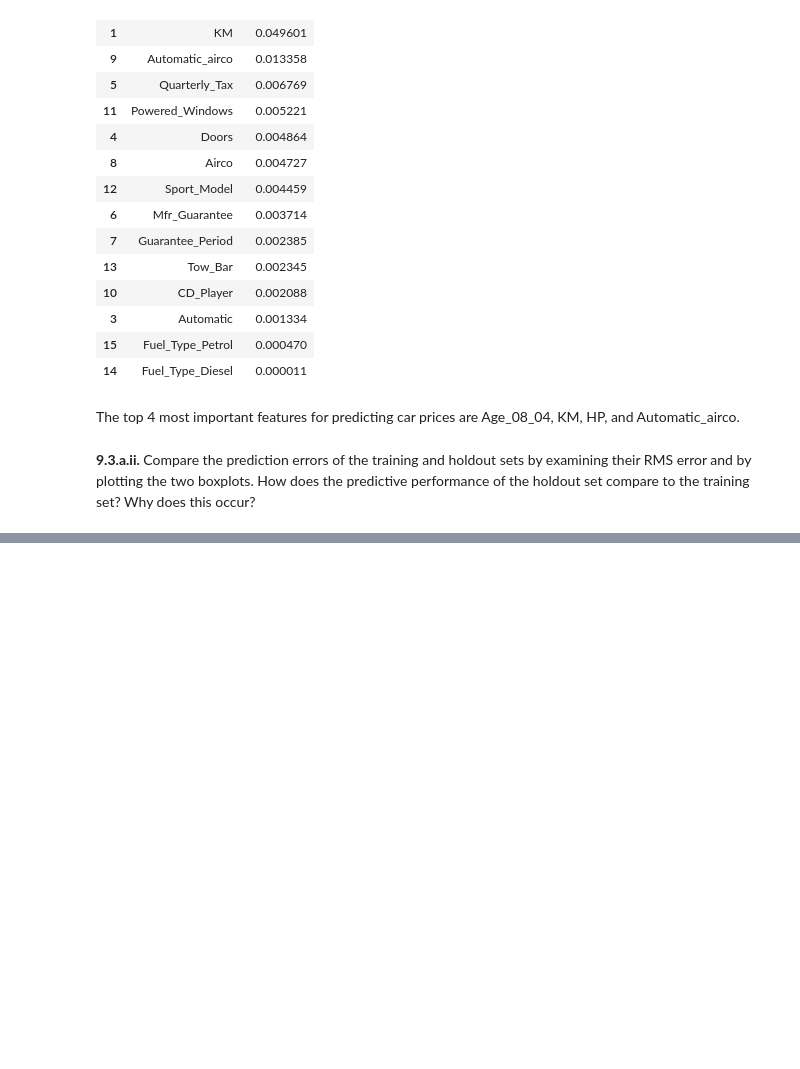
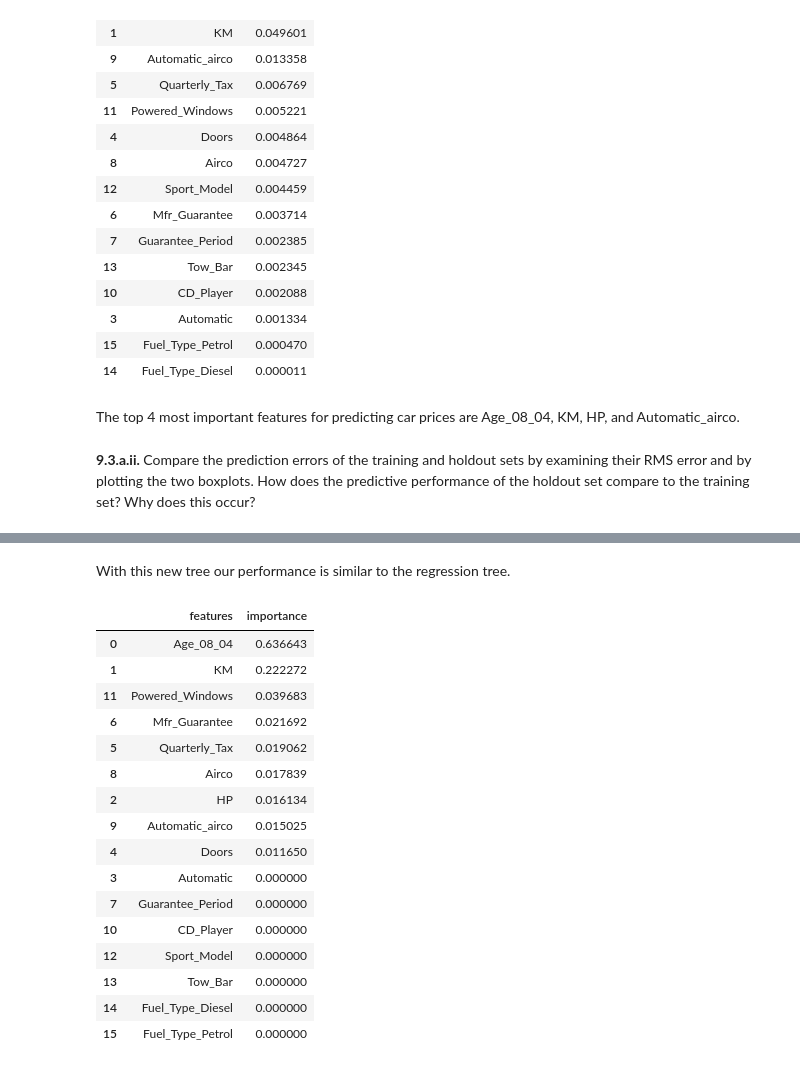
Before and after one commit to sascott9655/ADS-505-, a Jupyter notebook: Lab_Module2.ipynb, the cells around one changed output, grey strips where cells are left out. Drawn from its saved outputs; the diff is of its cells as text; code cells hidden in the pictures; blank space fills up the shorter version.

```diff
--- a/Lab_Module2.ipynb
+++ b/Lab_Module2.ipynb
@@ -123,0 +272,23 @@ reg_tree_h = reg_tree_h.fit(holdout_X, holdout_y)
+# %% [markdown]
+With this new tree our performance is similar to the regression tree.
+# %%
+importanceCT = importanceCT.sort_values('importance', ascending=False)
+importanceCT
+# %% [output]
+|  | features | importance |
+| 0 | Age_08_04 | 0.636643 |
+| 1 | KM | 0.222272 |
+| 11 | Powered_Windows | 0.039683 |
+| 6 | Mfr_Guarantee | 0.021692 |
+| 5 | Quarterly_Tax | 0.019062 |
+| 8 | Airco | 0.017839 |
+| 2 | HP | 0.016134 |
+| 9 | Automatic_airco | 0.015025 |
+| 4 | Doors | 0.011650 |
+| 3 | Automatic | 0.000000 |
+| 7 | Guarantee_Period | 0.000000 |
+| 10 | CD_Player | 0.000000 |
+| 12 | Sport_Model | 0.000000 |
+| 13 | Tow_Bar | 0.000000 |
+| 14 | Fuel_Type_Diesel | 0.000000 |
+| 15 | Fuel_Type_Petrol | 0.000000 |
```
Also changed, not shown: parts of 24 cells of this notebook.
